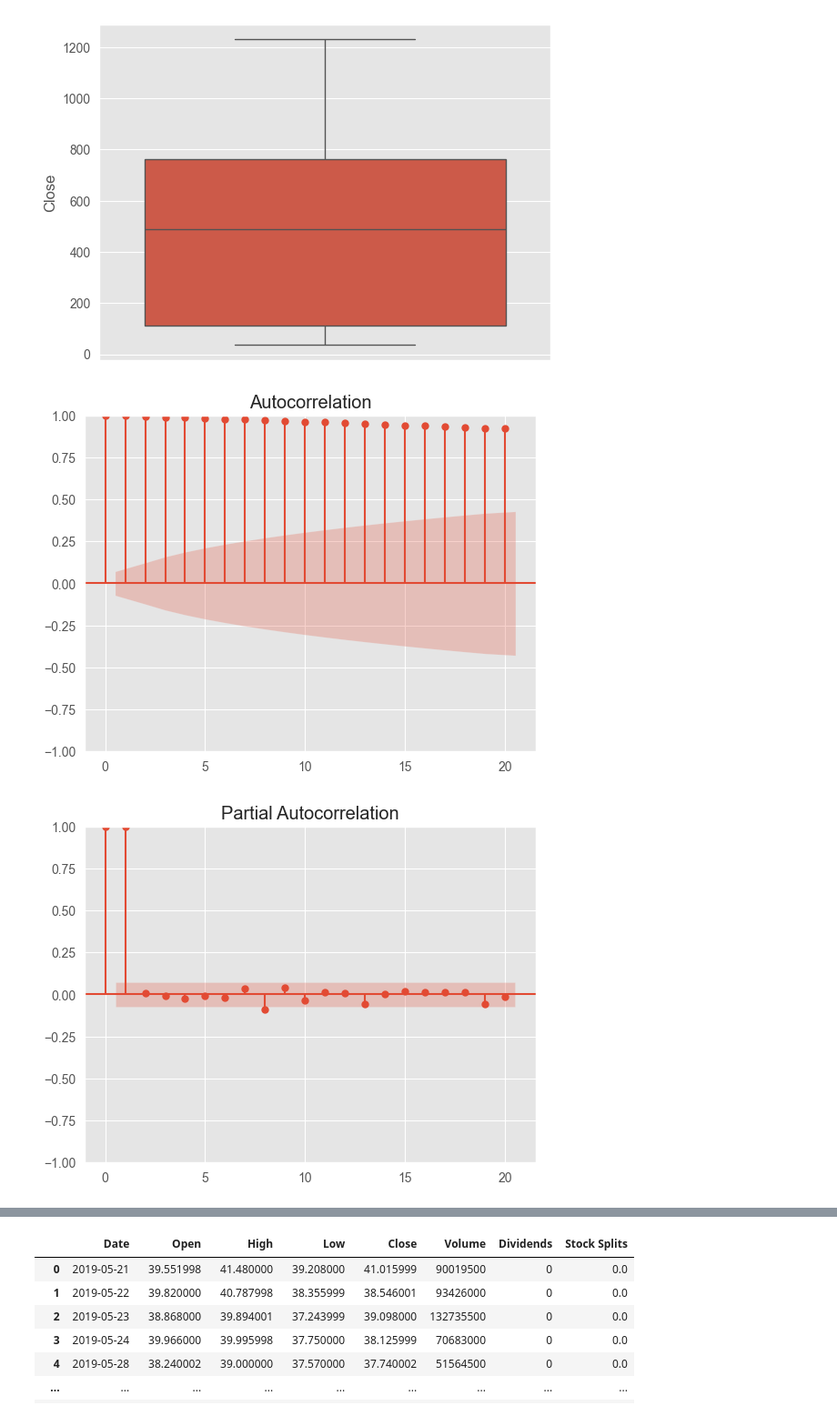
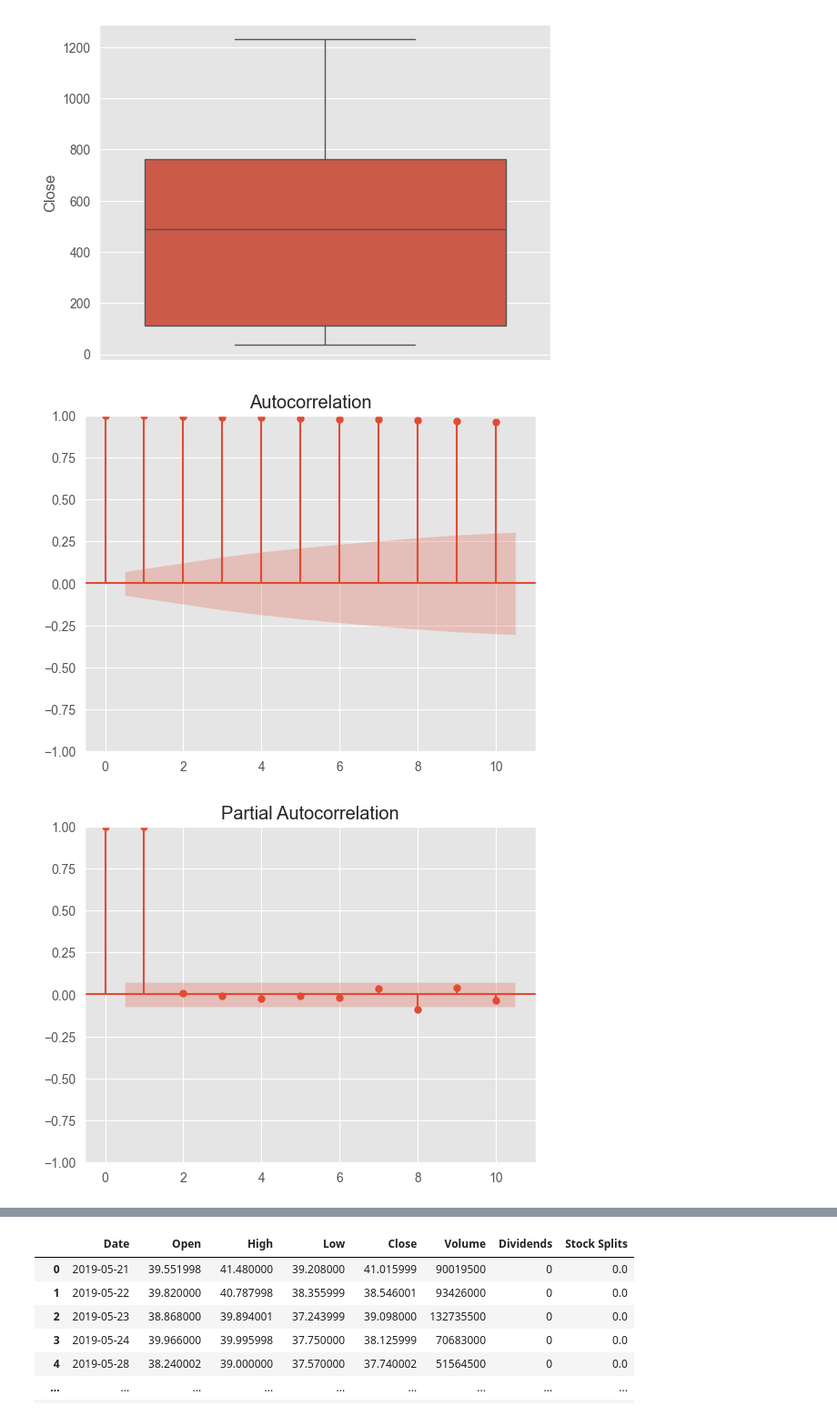
Before and after one commit to daemonX10/Machine-Learning, a Jupyter notebook: 5.0 Machine learning/5 Time Series/Time Series EDA and Model.ipynb, the cells around one changed output, grey strips where cells are left out. Shown at 91% size. Saved outputs shown, nothing was run; the diff lists cells and outputs as text; code cells hidden in the pictures.

```diff
--- a/5.0 Machine learning/5 Time Series/Time Series EDA and Model.ipynb
+++ b/5.0 Machine learning/5 Time Series/Time Series EDA and Model.ipynb
@@ -292,8 +280,8 @@ sns.boxplot(stock_data.Close)
 [figure]
 # %%
 from statsmodels.graphics.tsaplots import plot_acf,plot_pacf
-plot_pacf(stock_data['Close'],lags=20)
-plot_acf(stock_data['Close'],lags=20)
+plot_pacf(stock_data['Close'],lags=10)
+plot_acf(stock_data['Close'],lags=10)
 # %% [output]
-[figure, old version]
+[figure, new version]
-[figure, old version]
+[figure, new version]
```
Also changed, not shown: parts of 22 cells of this notebook, 2 other files.
